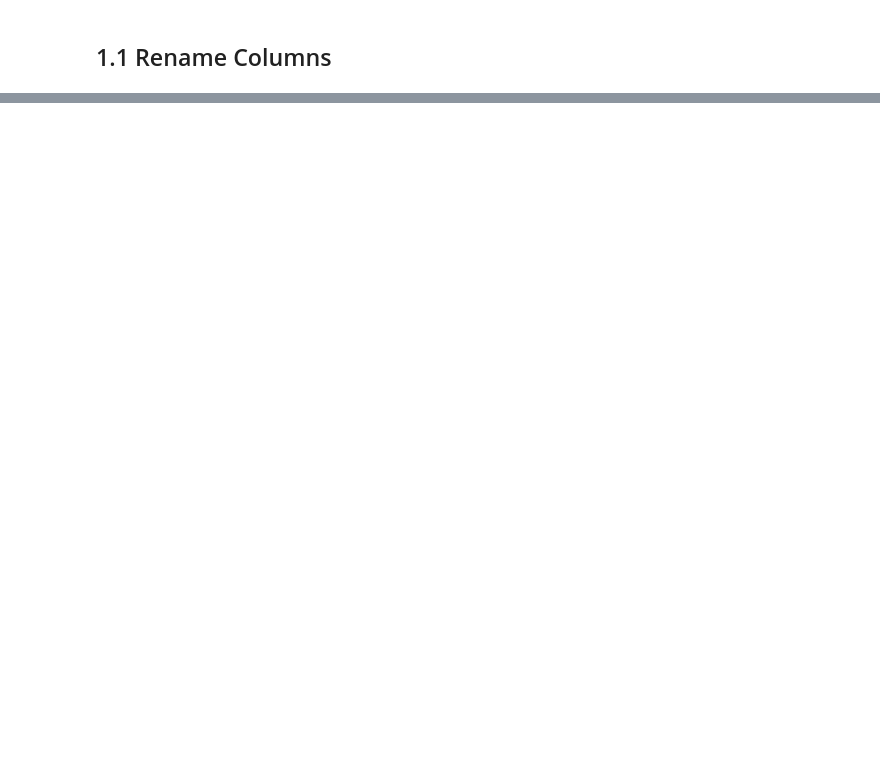
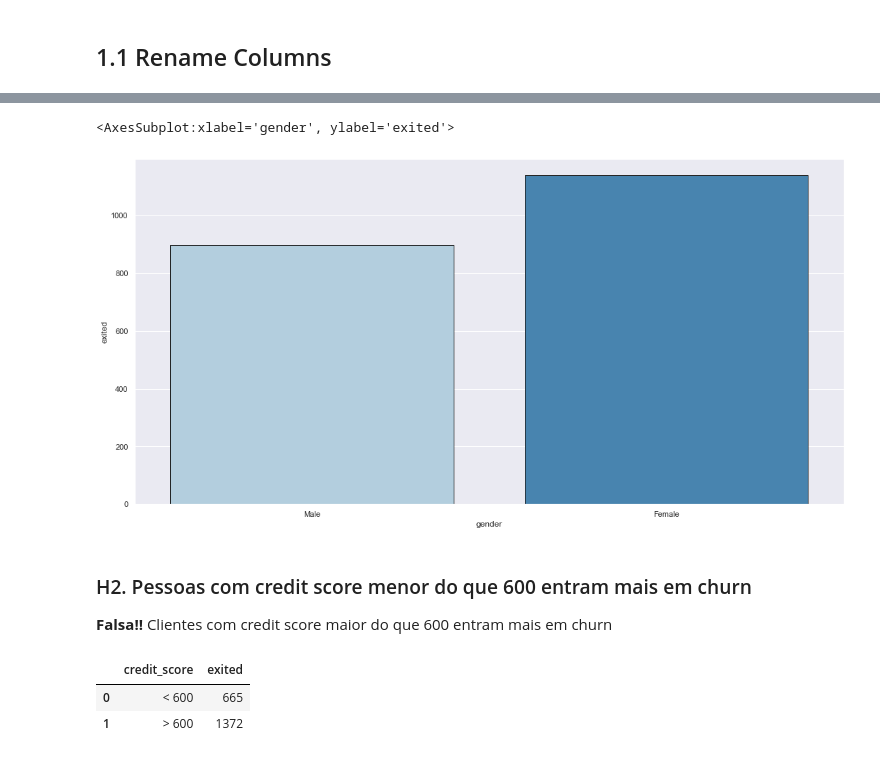
Before and after one commit to Leonardodsch/churn-prediction, a Jupyter notebook: Churn-Prediction.ipynb, the cells around one changed output, grey strips where cells are left out. Drawn from its saved outputs; the diff is of its cells as text; code cells hidden in the pictures; blank space fills up the shorter version.

```diff
--- a/Churn-Prediction.ipynb
+++ b/Churn-Prediction.ipynb
@@ -50,0 +301,17 @@ cols_new = list(map(snakecase, cols_old))
+# %%
+barplot('gender','exited', aux)
+# %% [output]
+<AxesSubplot:xlabel='gender', ylabel='exited'>
+[figure, added]
+# %% [markdown]
+### H2. Pessoas com credit score menor do que 600 entram mais em churn
+**Falsa!!** Clientes com credit score maior do que 600 entram mais em churn
+# %%
+aux = df4[['credit_score','exited']][df4['exited'] == 'yes'].copy()
+aux['credit_score'] = aux['credit_score'].apply(lambda x: '> 600' if x > 600 else '< 600' )
+aux1 = aux[['credit_score','exited']].groupby('credit_score').count().reset_index()
+aux1
+# %% [output]
+|  | credit_score | exited |
+| 0 | < 600 | 665 |
+| 1 | > 600 | 1372 |
```
Also changed, not shown: parts of 95 cells of this notebook.
